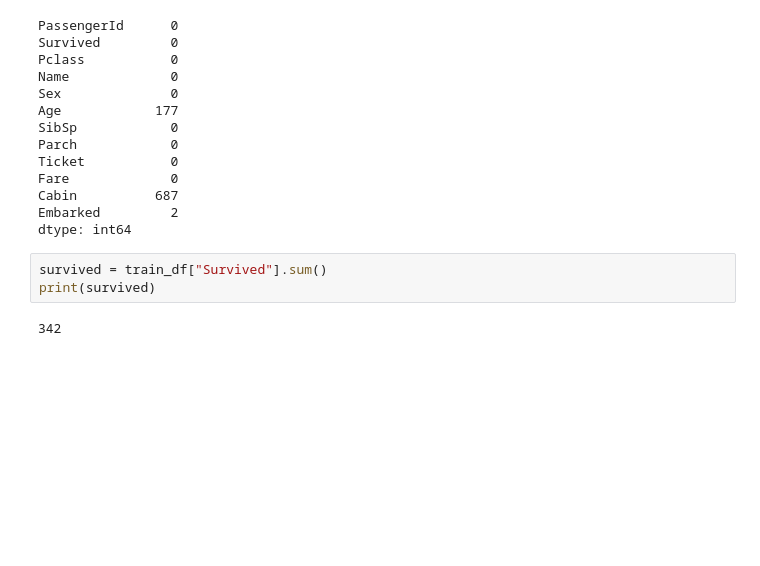
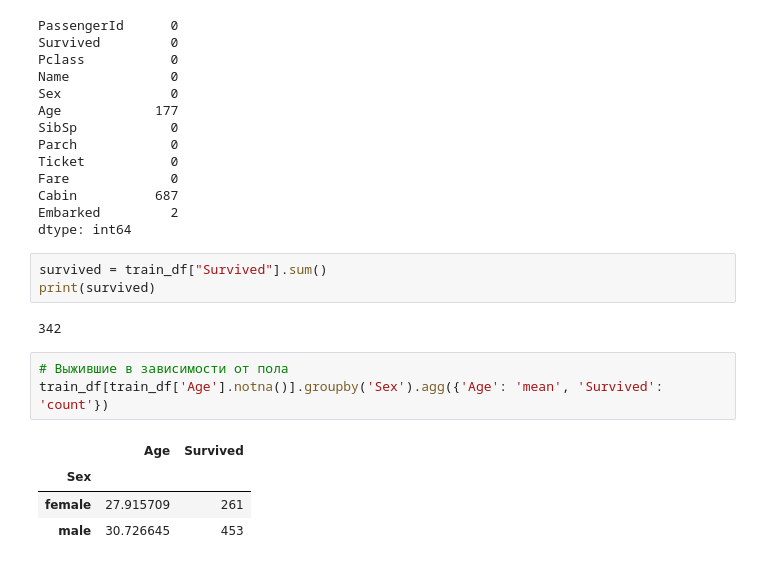
Before and after one commit to slayer-joe/TMSds, a Jupyter notebook: les08/HW08.ipynb, the cells around one changed output. Saved outputs shown, nothing was run; the diff lists cells and outputs as text; blank space fills up the shorter version.

```diff
--- a/les08/HW08.ipynb
+++ b/les08/HW08.ipynb
@@ -106,3 +106,11 @@ survived = train_df["Survived"].sum()
 print(survived)
 # %% [output]
 342
+# %%
+# Выжившие в зависимости от пола
+train_df[train_df['Age'].notna()].groupby('Sex').agg({'Age': 'mean', 'Survived': 'count'})
+# %% [output]
+|  | Age | Survived |
+| Sex |  |  |
+| female | 27.915709 | 261 |
+| male | 30.726645 | 453 |
```
Also changed, not shown: parts of 4 cells of this notebook.
